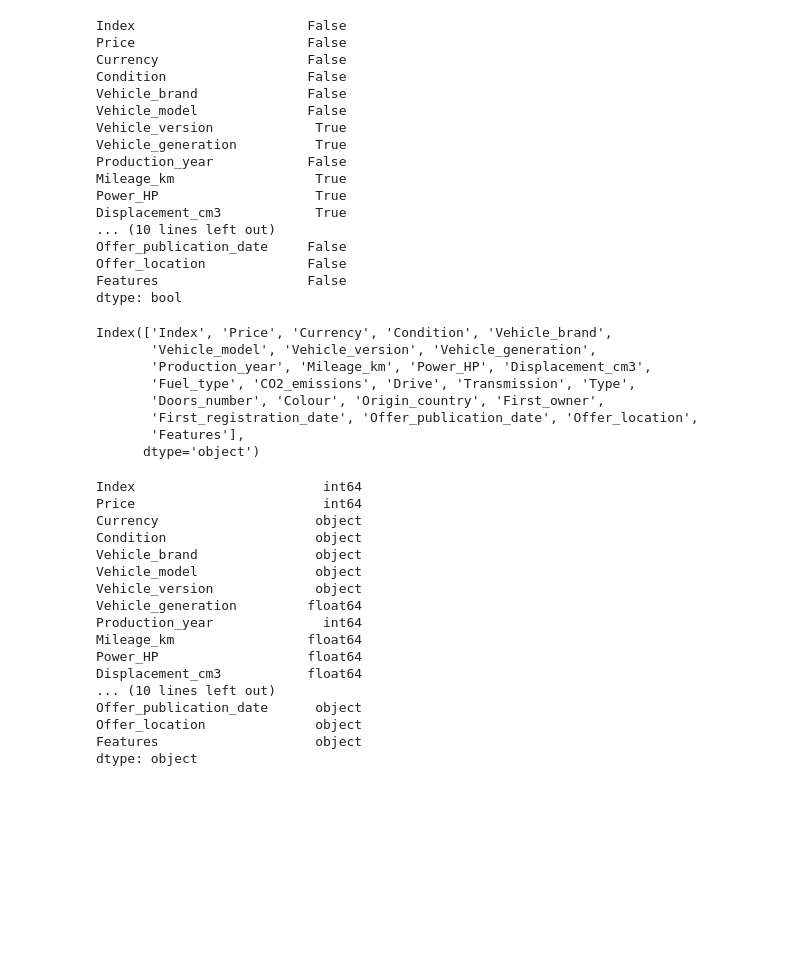
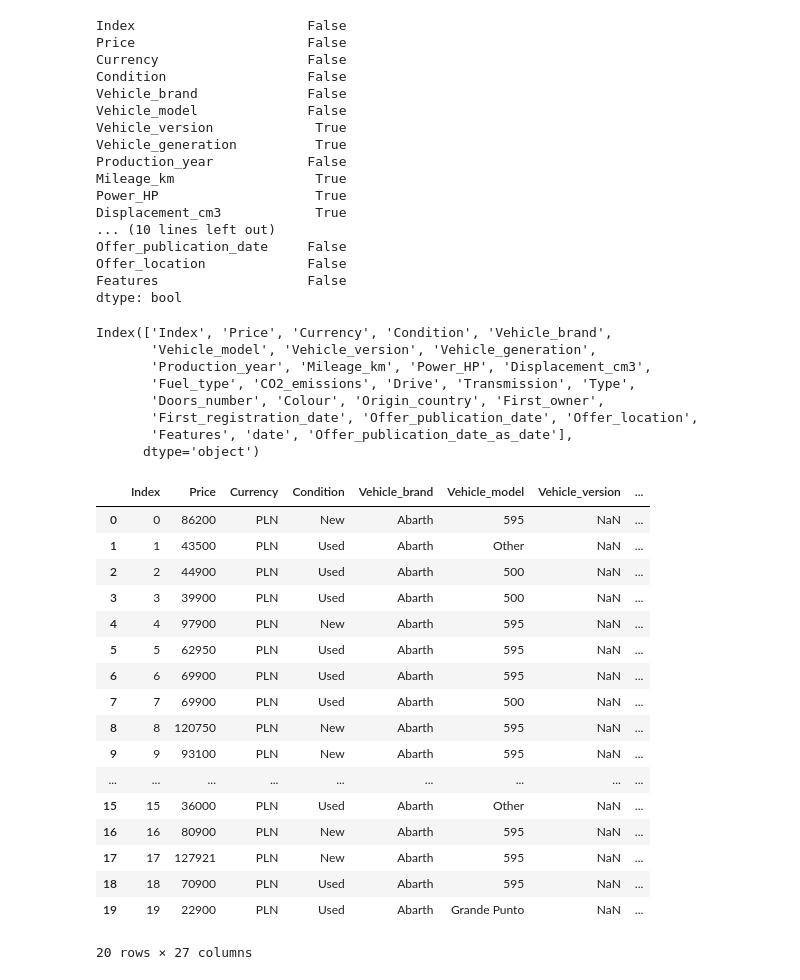
Before and after one commit to w12rr/suml, a Jupyter notebook: project-suml/jupyter.ipynb, the cells around one changed output. Drawn from its saved outputs; the diff is of its cells as text; code cells hidden in the pictures; blank space fills up the shorter version.

```diff
--- a/project-suml/jupyter.ipynb
+++ b/project-suml/jupyter.ipynb
@@ -60,31 +60,33 @@ dtype: bool
 # %%
 print(data.columns)
 
 # checking the data type of each column
 data.dtypes
+data.head(20)
 # %% [output]
 Index(['Index', 'Price', 'Currency', 'Condition', 'Vehicle_brand',
        'Vehicle_model', 'Vehicle_version', 'Vehicle_generation',
        'Production_year', 'Mileage_km', 'Power_HP', 'Displacement_cm3',
        'Fuel_type', 'CO2_emissions', 'Drive', 'Transmission', 'Type',
        'Doors_number', 'Colour', 'Origin_country', 'First_owner',
        'First_registration_date', 'Offer_publication_date', 'Offer_location',
-       'Features'],
+       'Features', 'date', 'Offer_publication_date_as_date'],
       dtype='object')
+|  | Index | Price | Currency | Condition | Vehicle_brand | Vehicle_model | Vehicle_version | ... |
+| 0 | 0 | 86200 | PLN | New | Abarth | 595 | NaN | ... |
+| 1 | 1 | 43500 | PLN | Used | Abarth | Other | NaN | ... |
+| 2 | 2 | 44900 | PLN | Used | Abarth | 500 | NaN | ... |
+| 3 | 3 | 39900 | PLN | Used | Abarth | 500 | NaN | ... |
+| 4 | 4 | 97900 | PLN | New | Abarth | 595 | NaN | ... |
+| 5 | 5 | 62950 | PLN | Used | Abarth | 595 | NaN | ... |
+| 6 | 6 | 69900 | PLN | Used | Abarth | 595 | NaN | ... |
+| 7 | 7 | 69900 | PLN | Used | Abarth | 500 | NaN | ... |
+| 8 | 8 | 120750 | PLN | New | Abarth | 595 | NaN | ... |
+| 9 | 9 | 93100 | PLN | New | Abarth | 595 | NaN | ... |
+| ... | ... | ... | ... | ... | ... | ... | ... | ... |
+| 15 | 15 | 36000 | PLN | Used | Abarth | Other | NaN | ... |
+| 16 | 16 | 80900 | PLN | New | Abarth | 595 | NaN | ... |
+| 17 | 17 | 127921 | PLN | New | Abarth | 595 | NaN | ... |
+| 18 | 18 | 70900 | PLN | Used | Abarth | 595 | NaN | ... |
+| 19 | 19 | 22900 | PLN | Used | Abarth | Grande Punto | NaN | ... |
-Index                        int64
-Price                        int64
-Currency                    object
-Condition                   object
-Vehicle_brand               object
-Vehicle_model               object
-Vehicle_version             object
-Vehicle_generation         float64
-Production_year              int64
-Mileage_km                 float64
-Power_HP                   float64
-Displacement_cm3           float64
-... (10 lines left out)
-Offer_publication_date      object
-Offer_location              object
-Features                    object
-dtype: object
+20 rows × 27 columns
```
Also changed, not shown: parts of 1 cell of this notebook.
